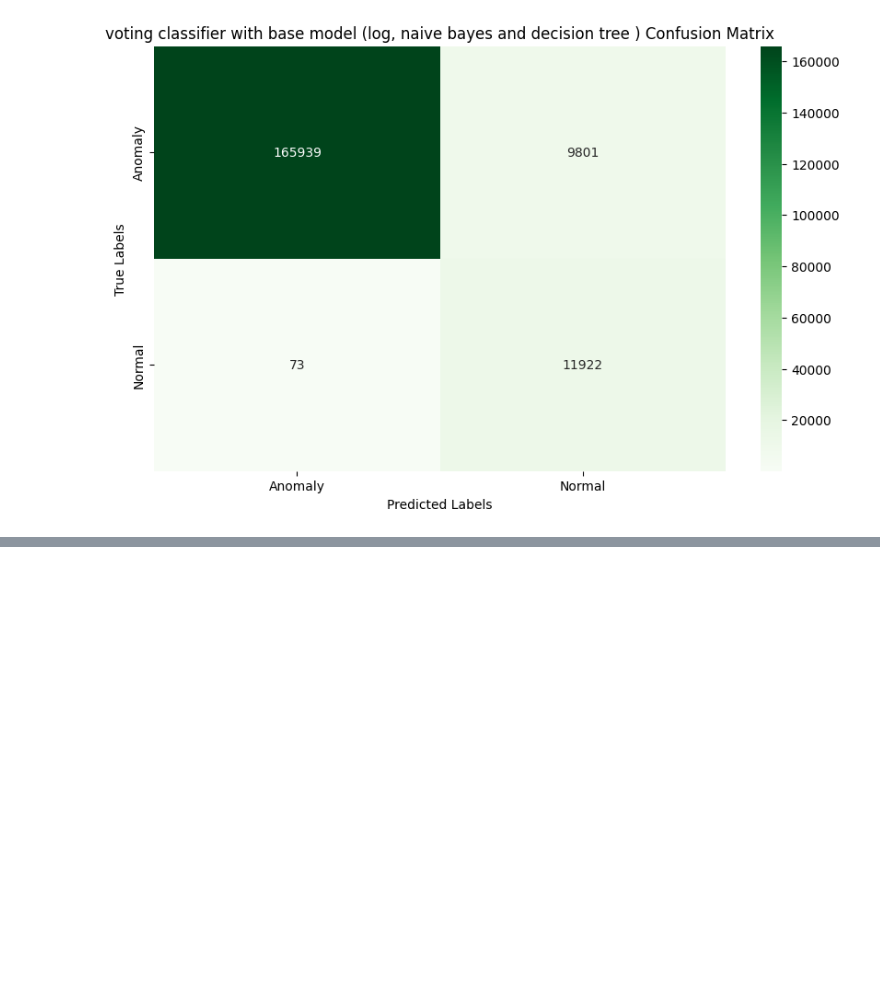
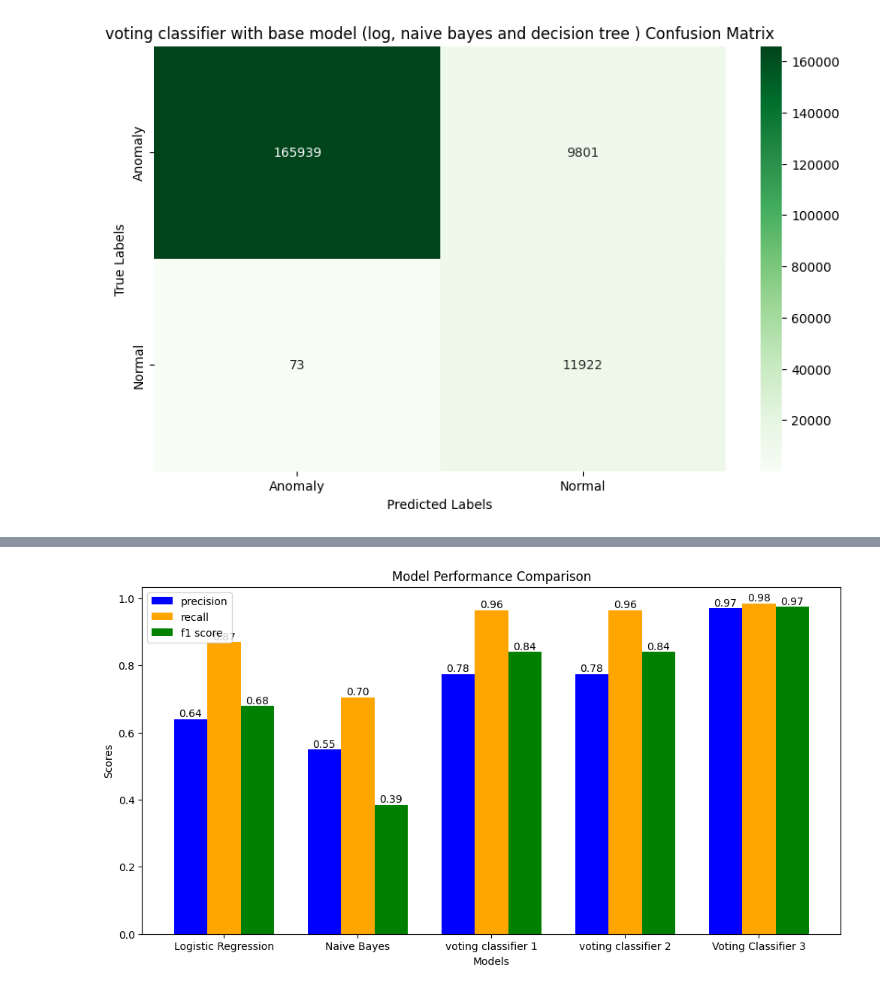
Before and after one commit to nonyeashley/Network-Intrusion-Detection-Using-Ensemble-Method-, a Jupyter notebook: Network_Intrusion.ipynb, the cells around one changed output, grey strips where cells are left out. Cells and saved outputs as stored; diff of their text form; code cells hidden in the pictures; blank space fills up the shorter version.

```diff
--- a/Network_Intrusion.ipynb
+++ b/Network_Intrusion.ipynb
@@ -715,0 +801,75 @@ Text(95.72222222222221, 0.5, 'True Labels')
+# %%
+model_log= [
+    'Logistic Regression',
+    'Naive Bayes',
+    'voting classifier 1',
+    'voting classifier 2',
+    'Voting Classifier 3'
+]
+logistic_regression={
+    "precision":[0.99,0.29],
+    "recall":[0.85,0.89],
+    "f1 score":[0.92,0.44]
+}
+naive_bayes={
+    "precision":[1.00,0.10],
+    "recall":[0.41,1.00],
+    "f1 score":[0.58,0.19]
+}
+voting_classifier_1={
+    "precision":[1.00,0.55],
+    "recall":[0.94,0.99],
+    "f1 score":[0.97,0.71]
+}
+voting_classifier_2={
+    "precision":[1.00,0.55],
+    "recall":[0.94,0.99],
+    "f1 score":[0.97,0.71]
+}
+voting_classifier_3={
+    "precision":[1.00,0.94],
+    "recall":[1.00,0.97],
+    "f1 score":[1.00,0.95]
+}
+precision_score_model=[
+    np.mean(logistic_regression['precision']),
+    np.mean(naive_bayes['precision']),
+    np.mean(voting_classifier_1['precision']),
+    np.mean(voting_classifier_2['precision']),
+    np.mean(voting_classifier_3['precision'])
+]
+recall_score_model=[
+    np.mean(logistic_regression['recall']),
+    np.mean(naive_bayes['recall']),
+    np.mean(voting_classifier_1['recall']),
+    np.mean(voting_classifier_2['recall']),
+    np.mean(voting_classifier_3['recall'])
+]
+f1_score_model=[
+    np.mean(logistic_regression['f1 score']),
+    np.mean(naive_bayes['f1 score']),
+    np.mean(voting_classifier_1['f1 score']),
+    np.mean(voting_classifier_2['f1 score']),
+    np.mean(voting_classifier_3['f1 score'])
+]
+x_model=np.arange(len(model_log))
+width=0.25
+fig,ax=plt.subplots(figsize=(12,6))
+bar1=ax.bar(x_model-width,precision_score_model,width,label='precision',color='blue')
+bar2=ax.bar(x_model,recall_score_model,width,label='recall',color='orange')
+bar3=ax.bar(x_model+width,f1_score_model,width,label='f1 score',color='green')
+
+for bars in [bar1,bar2,bar3]:
+    for bar in bars:
+        height=bar.get_height()
+        ax.text(bar.get_x()+bar.get_width()/2,height,f'{height:.2f}',ha='center',va='bottom',fontsize=10,color='black')
+
+ax.set_xlabel('Models')
+ax.set_ylabel('Scores')
+ax.set_title('Model Performance Comparison')
+ax.set_xticks(x_model)
+ax.set_xticklabels(model_log)
+ax.legend()
+plt.show()
+# %% [output]
+[figure, added]
```
Also changed, not shown: parts of 10 cells of this notebook.
